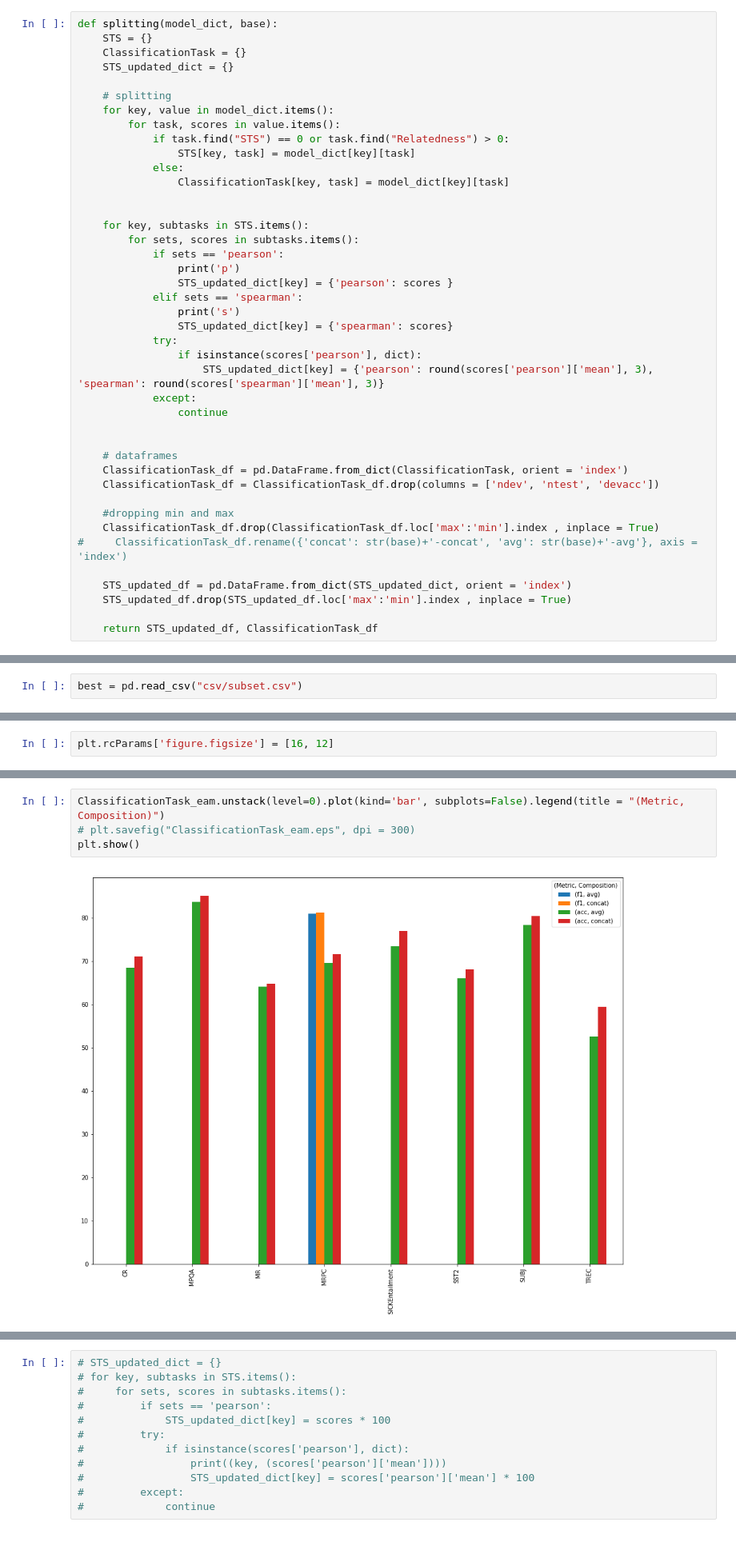
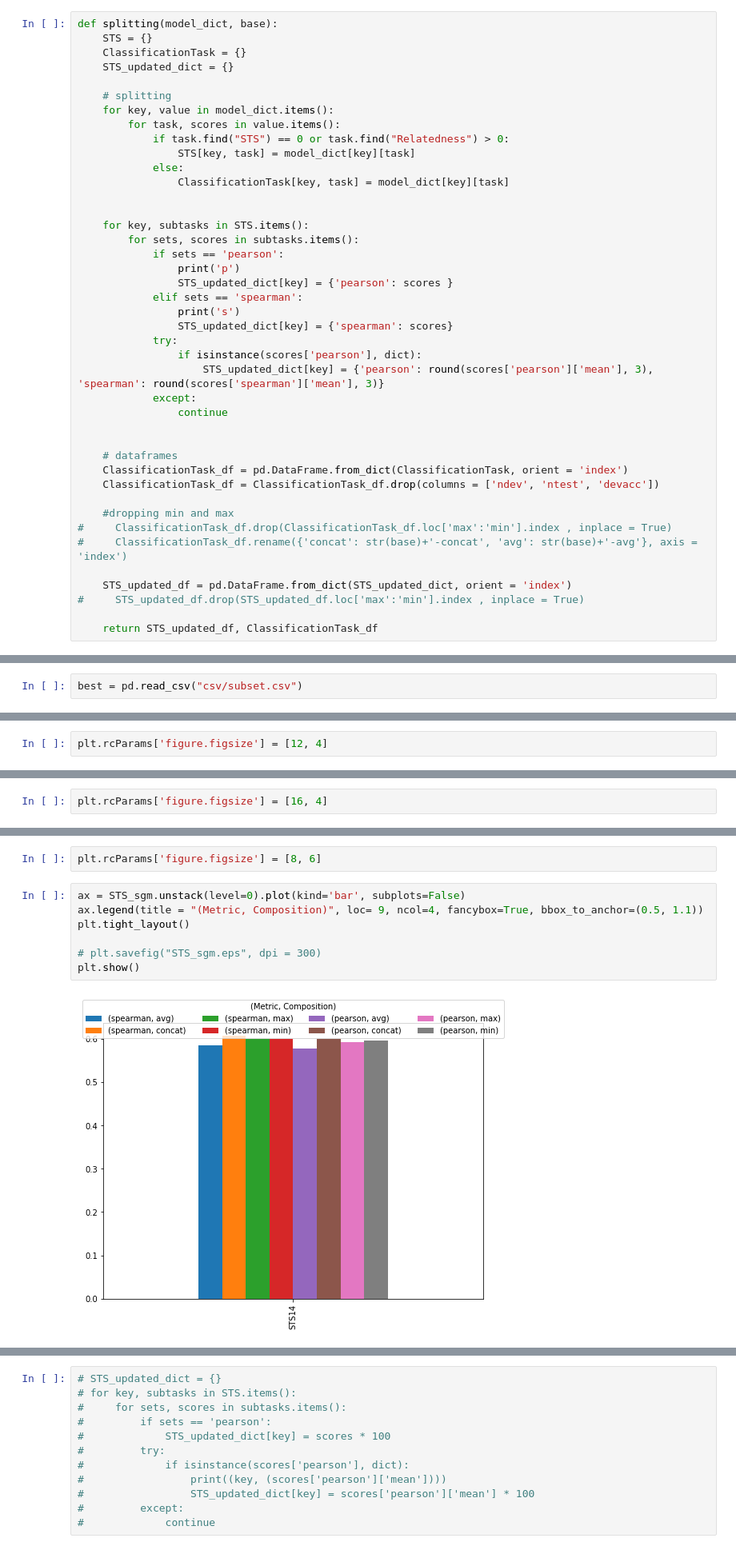
Before and after one commit to samarthbhargav/unsupervised-language-learning, a Jupyter notebook: practical-3/viz.ipynb, the cells around one changed output, grey strips where cells are left out. Shown: that part at 80% size. Saved outputs shown, nothing was run; the diff lists cells and outputs as text.

```diff
--- a/practical-3/viz.ipynb
+++ b/practical-3/viz.ipynb
@@ -80,11 +60,11 @@ def splitting(model_dict, base):
     ClassificationTask_df = ClassificationTask_df.drop(columns = ['ndev', 'ntest', 'devacc'])
 
     #dropping min and max
-    ClassificationTask_df.drop(ClassificationTask_df.loc['max':'min'].index , inplace = True)
+#     ClassificationTask_df.drop(ClassificationTask_df.loc['max':'min'].index , inplace = True)
 #     ClassificationTask_df.rename({'concat': str(base)+'-concat', 'avg': str(base)+'-avg'}, axis = 'index')
 
     STS_updated_df = pd.DataFrame.from_dict(STS_updated_dict, orient = 'index')
-    STS_updated_df.drop(STS_updated_df.loc['max':'min'].index , inplace = True)
+#     STS_updated_df.drop(STS_updated_df.loc['max':'min'].index , inplace = True)
 
     return STS_updated_df, ClassificationTask_df
 # %%
@@ -148,0 +108,2 @@ best
+# %%
+plt.rcParams['figure.figsize'] = [12, 4]
@@ -156,2 +121,2 @@ plt.savefig("best.eps", dpi = 300)
 # %%
-plt.rcParams['figure.figsize'] = [16, 12]
+plt.rcParams['figure.figsize'] = [16, 4]
@@ -166,7 +160,12 @@ plt.show()
+# %%
+plt.rcParams['figure.figsize'] = [8, 6]
 # %%
-ClassificationTask_eam.unstack(level=0).plot(kind='bar', subplots=False).legend(title = "(Metric, Composition)")
-# plt.savefig("ClassificationTask_eam.eps", dpi = 300)
+ax = STS_sgm.unstack(level=0).plot(kind='bar', subplots=False)
+ax.legend(title = "(Metric, Composition)", loc= 9, ncol=4, fancybox=True, bbox_to_anchor=(0.5, 1.1))
+plt.tight_layout()
+
+# plt.savefig("STS_sgm.eps", dpi = 300)
 plt.show()
 # %% [output]
-[figure, old version]
+[figure, new version]
 # %%
```
Also changed, not shown: parts of 15 cells of this notebook.
